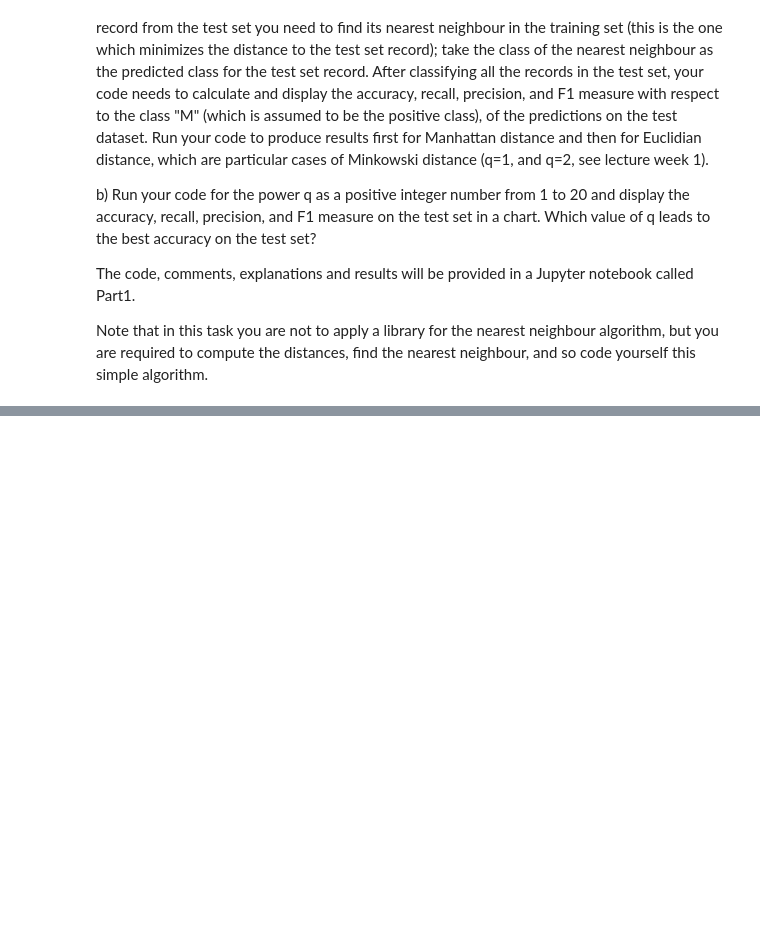
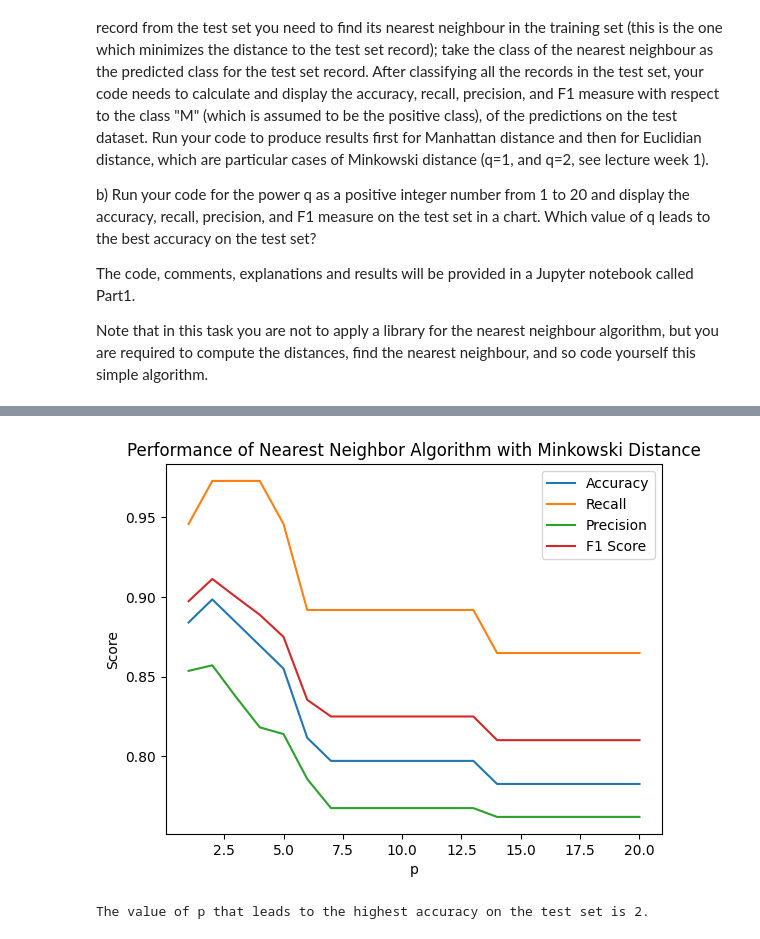
Before and after one commit to tpmcaloon/University, a Jupyter notebook: DataMining/FinalAssignment/Part1.ipynb, the cells around one changed output, grey strips where cells are left out. Cells and saved outputs as stored; diff of their text form; code cells hidden in the pictures; blank space fills up the shorter version.

```diff
--- a/DataMining/FinalAssignment/Part1.ipynb
+++ b/DataMining/FinalAssignment/Part1.ipynb
@@ -106,0 +31,75 @@ print(f"The best accuracy on the test set is {max(accuracies):.3f} with p={best_
+# %%
+import numpy as np
+import pandas as pd
+from sklearn.metrics import confusion_matrix
+import matplotlib.pyplot as plt
+
+# Read in the datasets
+train_data = pd.read_csv("sonar_train.csv")
+test_data = pd.read_csv("sonar_test.csv")
+
+# Extract the predictor variables and outcome variable from the datasets
+X_train = train_data.iloc[:, :-1].values
+y_train = train_data.iloc[:, -1].values
+X_test = test_data.iloc[:, :-1].values
+y_test = test_data.iloc[:, -1].values
+
+# Convert outcome variable values to binary integers
+y_train = np.where(y_train == "M", 1, 0)
+y_test = np.where(y_test == "M", 1, 0)
+
+# Function to calculate the Minkowski distance between two points
+def minkowski_distance(x1, x2, p):
+    return np.sum(np.abs(x1 - x2) ** p) ** (1/p)
+
+# Function to predict the outcome variable for a test record using the nearest neighbor algorithm
+def predict_class(X_train, y_train, x_test, p):
+    distances = []
+    for i in range(len(X_train)):
+        distance = minkowski_distance(X_train[i], x_test, p)
+        distances.append((distance, y_train[i]))
+    distances.sort()
+    return distances[0][1]
+
+# Function to calculate the accuracy, recall, precision, and F1 score for a set of predictions
+def evaluate_performance(y_true, y_pred):
+    tn, fp, fn, tp = confusion_matrix(y_true, y_pred).ravel()
+    accuracy = (tp + tn) / (tn + fp + fn + tp)
+    recall = tp / (tp + fn)
+    precision = tp / (tp + fp)
+    f1 = 2 * precision * recall / (precision + recall)
+    return accuracy, recall, precision, f1
+
+# List of values of p to test
+p_values = list(range(1, 21))
+
+# Train the model for each value of p and evaluate its performance on the test set
+accuracies = []
+recalls = []
+precisions = []
+f1_scores = []
+for p in p_values:
+    y_pred = [predict_class(X_train, y_train, x_test, p) for x_test in X_test]
+    accuracy, recall, precision, f1 = evaluate_performance(y_test, y_pred)
+    accuracies.append(accuracy)
+    recalls.append(recall)
+    precisions.append(precision)
+    f1_scores.append(f1)
+
+# Plot the results
+plt.plot(p_values, accuracies, label="Accuracy")
+plt.plot(p_values, recalls, label="Recall")
+plt.plot(p_values, precisions, label="Precision")
+plt.plot(p_values, f1_scores, label="F1 Score")
+plt.legend()
+plt.xlabel("p")
+plt.ylabel("Score")
+plt.title("Performance of Nearest Neighbor Algorithm with Minkowski Distance")
+plt.show()
+
+# Print the p value with the highest accuracy on the test set
+best_p = p_values[np.argmax(accuracies)]
+print(f"The value of p that leads to the highest accuracy on the test set is {best_p}.")
+# %% [output]
+[figure, added]
+The value of p that leads to the highest accuracy on the test set is 2.
```
Also changed, not shown: parts of 2 cells of this notebook.
